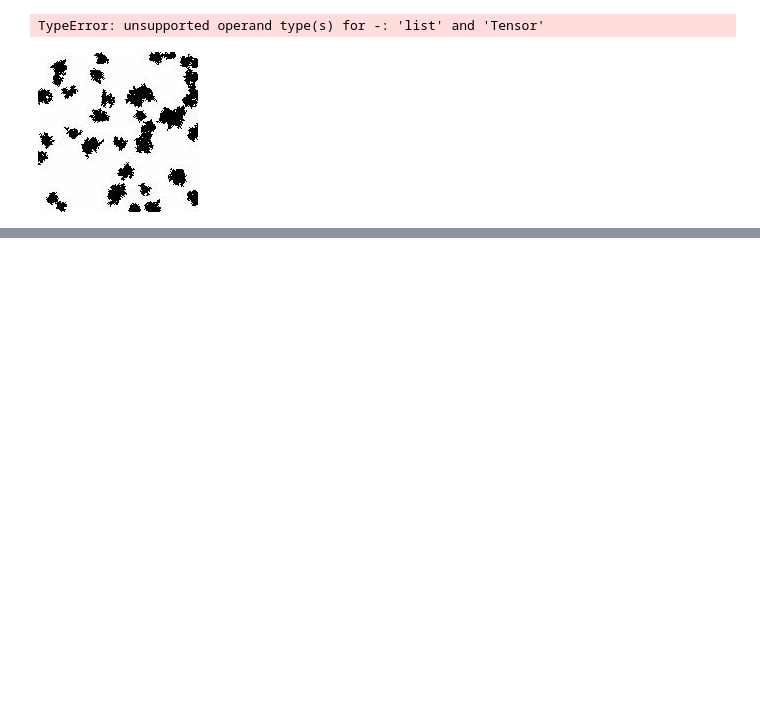
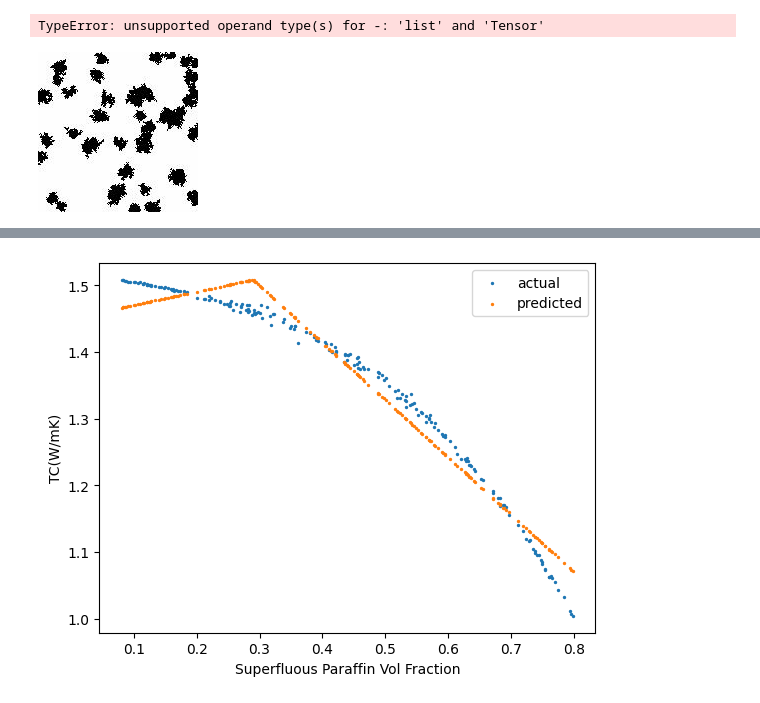
Before and after one commit to AadiDev005/Paraffin-EG-Model, a Jupyter notebook: CNN.ipynb, the cells around one changed output, grey strips where cells are left out. Drawn from its saved outputs; the diff is of its cells as text; code cells hidden in the pictures; blank space fills up the shorter version.

```diff
--- a/CNN.ipynb
+++ b/CNN.ipynb
@@ -255,0 +385,11 @@ tensorToImageTransform(dataset[4][0])
+# %%
+with torch.no_grad():
+    pred=mlp(basic_test[:][0]).view(204)
+    actual=basic_test[:][1]
+    plt.scatter(basic_test[:][0], actual, label='actual', s=2)
+    plt.scatter(basic_test[:][0], pred, label='predicted', s=2)
+    plt.xlabel('Superfluous Paraffin Vol Fraction')
+    plt.ylabel('TC(W/mK)')
+    plt.legend()
+# %% [output]
+[figure, added]
```
Also changed, not shown: parts of 19 cells of this notebook.
